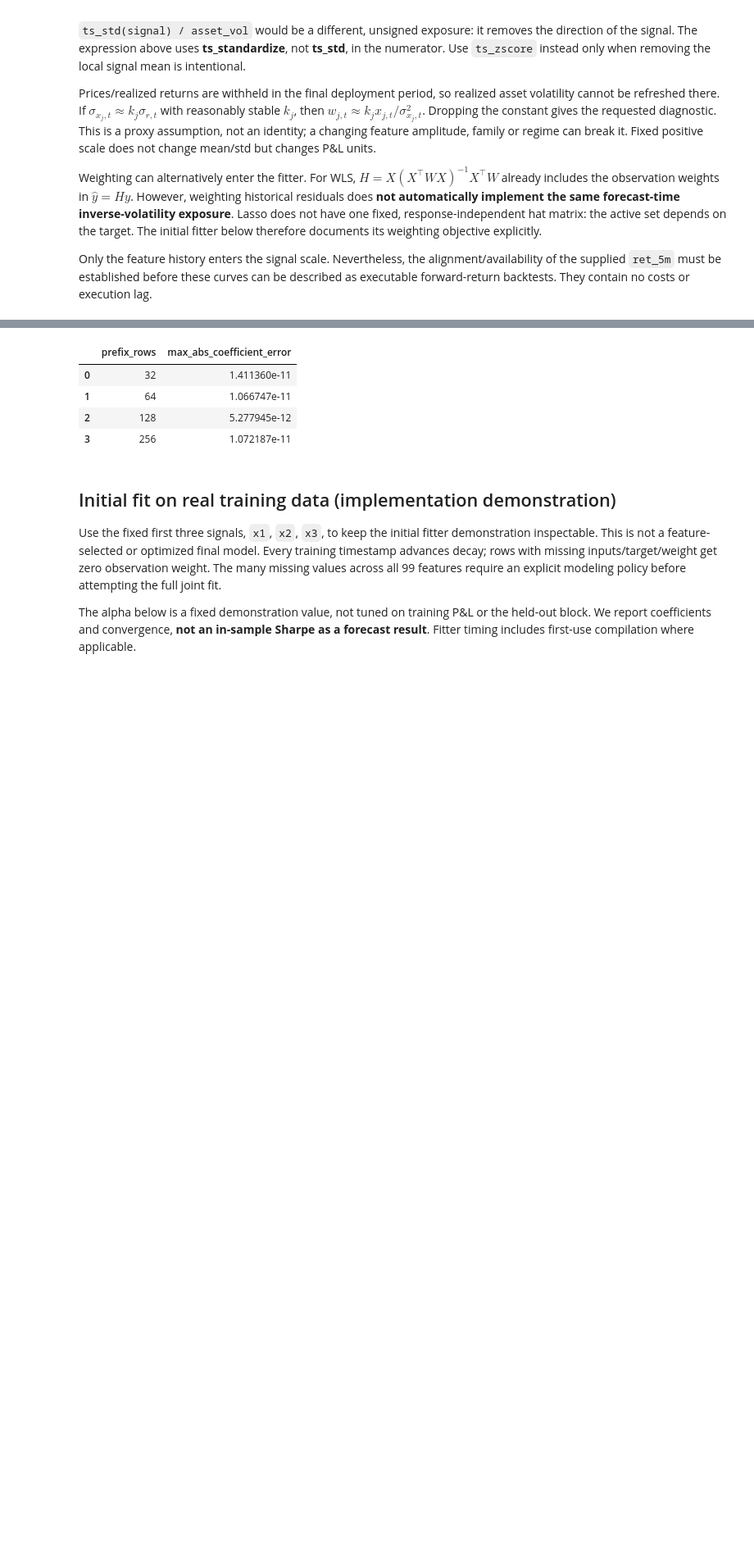
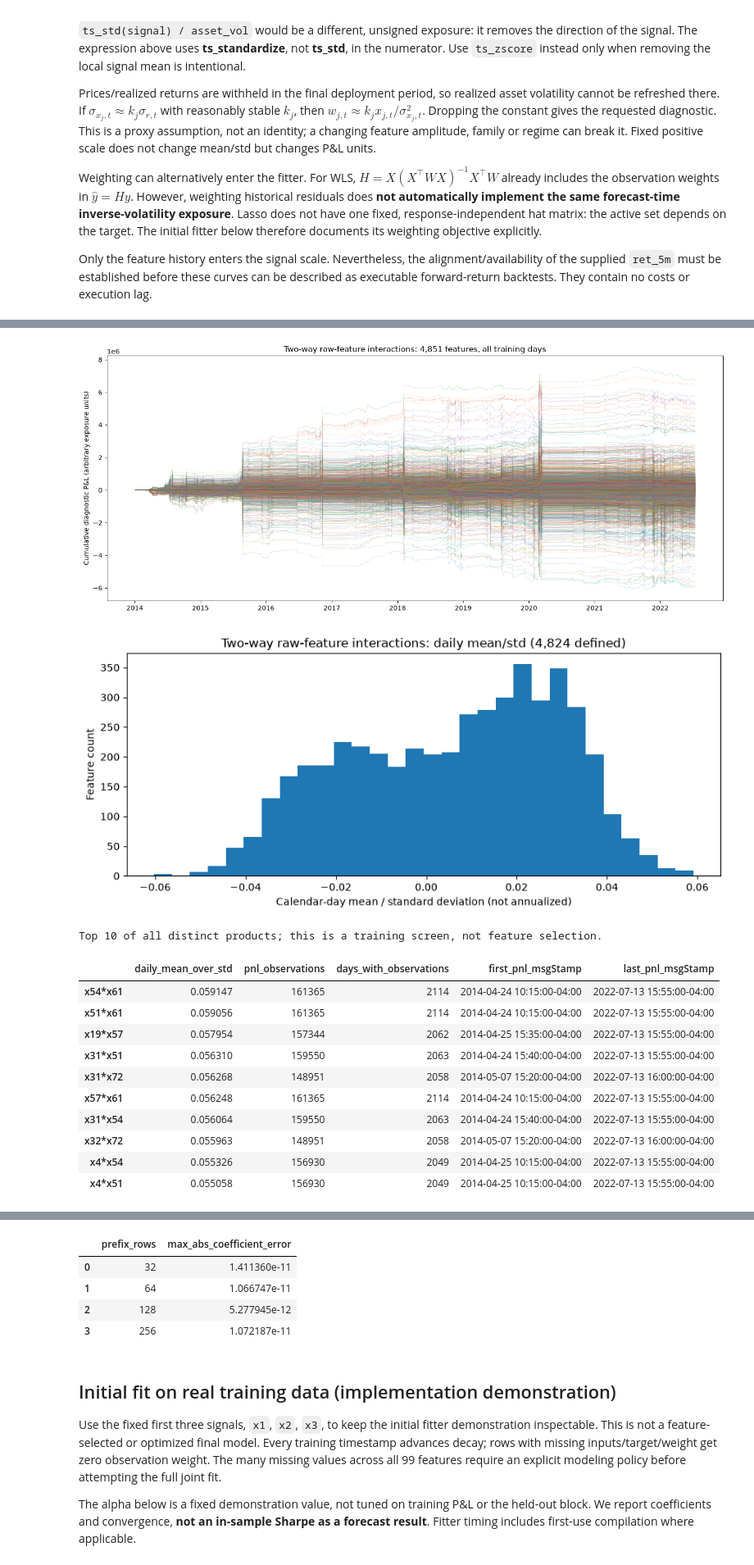
Before and after one commit to ak5ms/th, a Jupyter notebook: notebooks/01_eda.ipynb, the cells around one changed output, grey strips where cells are left out. Shown at 82% size. Cells and saved outputs as stored; diff of their text form; code cells hidden in the pictures; blank space fills up the shorter version.

```diff
--- a/notebooks/01_eda.ipynb
+++ b/notebooks/01_eda.ipynb
@@ -530,0 +594,26 @@ Only the feature history enters the signal scale. Nevertheless, the alignment/av
+# %%
+started = perf_counter()
+interaction_daily, interaction_summary = evaluate_features(
+    pairwise_features(raw_features, kind='product', batch_size=8),
+    df['ret_5m'], hl=HL,
+)
+experiment_seconds['Raw products'] = perf_counter() - started
+assert interaction_daily.shape[1] == len(x_cols) * (len(x_cols) - 1) // 2
+display_results(interaction_daily, 'Two-way raw-feature interactions')
+print('Top 10 of all distinct products; this is a training screen, not feature selection.')
+display(interaction_summary.head(10))
+# %% [output]
+[figure, added]
+[figure, added]
+Top 10 of all distinct products; this is a training screen, not feature selection.
+|  | daily_mean_over_std | pnl_observations | days_with_observations | first_pnl_msgStamp | last_pnl_msgStamp |
+| x54*x61 | 0.059147 | 161365 | 2114 | 2014-04-24 10:15:00-04:00 | 2022-07-13 15:55:00-04:00 |
+| x51*x61 | 0.059056 | 161365 | 2114 | 2014-04-24 10:15:00-04:00 | 2022-07-13 15:55:00-04:00 |
+| x19*x57 | 0.057954 | 157344 | 2062 | 2014-04-25 15:35:00-04:00 | 2022-07-13 15:55:00-04:00 |
+| x31*x51 | 0.056310 | 159550 | 2063 | 2014-04-24 15:40:00-04:00 | 2022-07-13 15:55:00-04:00 |
+| x31*x72 | 0.056268 | 148951 | 2058 | 2014-05-07 15:20:00-04:00 | 2022-07-13 16:00:00-04:00 |
+| x57*x61 | 0.056248 | 161365 | 2114 | 2014-04-24 10:15:00-04:00 | 2022-07-13 15:55:00-04:00 |
+| x31*x54 | 0.056064 | 159550 | 2063 | 2014-04-24 15:40:00-04:00 | 2022-07-13 15:55:00-04:00 |
+| x32*x72 | 0.055963 | 148951 | 2058 | 2014-05-07 15:20:00-04:00 | 2022-07-13 16:00:00-04:00 |
+| x4*x54 | 0.055326 | 156930 | 2049 | 2014-04-25 10:15:00-04:00 | 2022-07-13 15:55:00-04:00 |
+| x4*x51 | 0.055058 | 156930 | 2049 | 2014-04-25 10:15:00-04:00 | 2022-07-13 15:55:00-04:00 |
```
Also changed, not shown: parts of 13 cells of this notebook, 3 other files.
